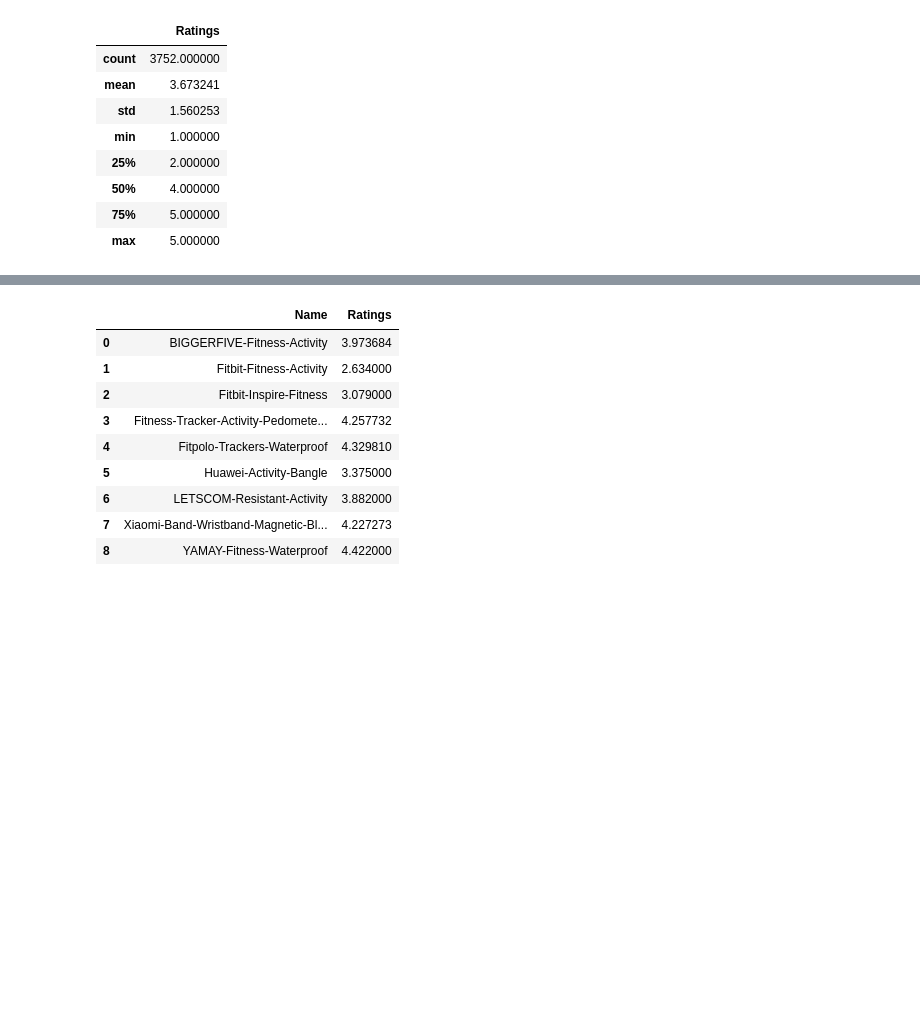
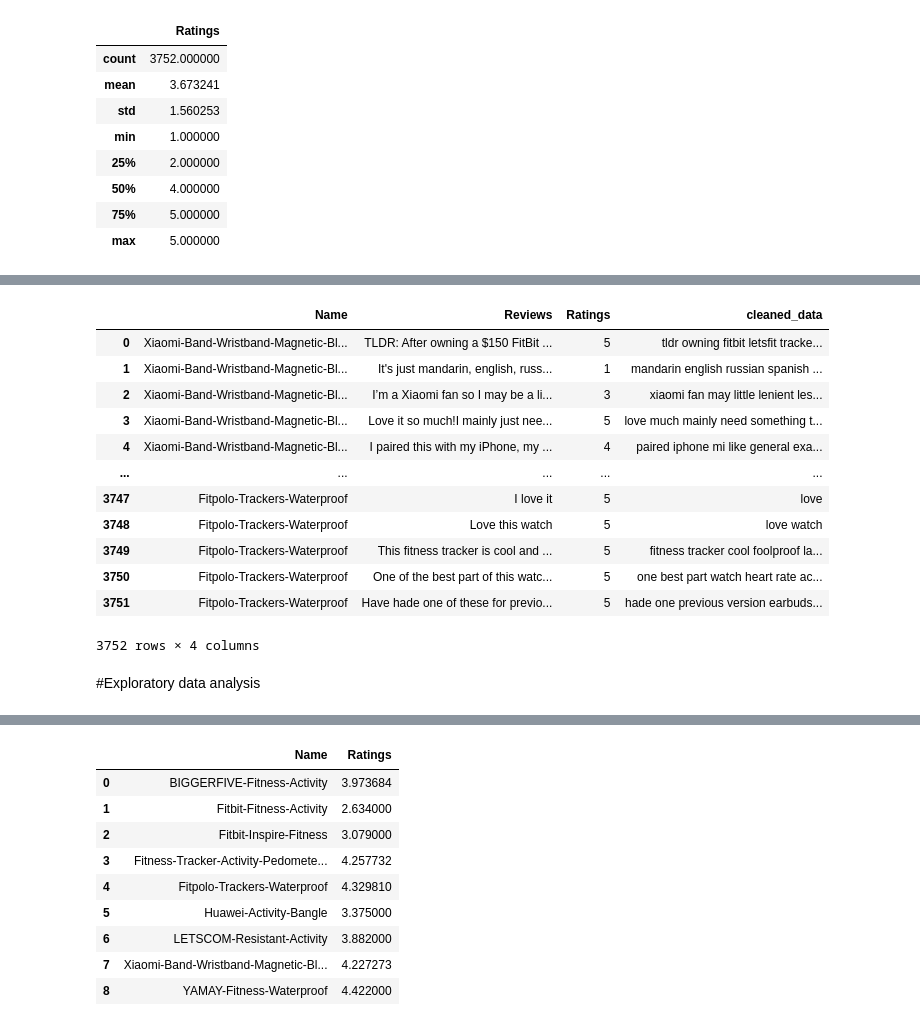
Before and after one commit to Nikitha1418/info5082, a Jupyter notebook: Data_Cleaning_and_EDA.ipynb, the cells around one changed output, grey strips where cells are left out. Saved outputs shown, nothing was run; the diff lists cells and outputs as text; code cells hidden in the pictures; blank space fills up the shorter version.

```diff
--- a/Data_Cleaning_and_EDA.ipynb
+++ b/Data_Cleaning_and_EDA.ipynb
@@ -67,3 +95,21 @@ data_df.describe()
+# %%
+data_df
+# %% [output]
+|  | Name | Reviews | Ratings | cleaned_data |
+| 0 | Xiaomi-Band-Wristband-Magnetic-Bl... | TLDR: After owning a $150 FitBit ... | 5 | tldr owning fitbit letsfit tracke... |
+| 1 | Xiaomi-Band-Wristband-Magnetic-Bl... | It's just mandarin, english, russ... | 1 | mandarin english russian spanish ... |
+| 2 | Xiaomi-Band-Wristband-Magnetic-Bl... | I’m a Xiaomi fan so I may be a li... | 3 | xiaomi fan may little lenient les... |
+| 3 | Xiaomi-Band-Wristband-Magnetic-Bl... | Love it so much!I mainly just nee... | 5 | love much mainly need something t... |
+| 4 | Xiaomi-Band-Wristband-Magnetic-Bl... | I paired this with my iPhone, my ... | 4 | paired iphone mi like general exa... |
+| ... | ... | ... | ... | ... |
+| 3747 | Fitpolo-Trackers-Waterproof | I love it | 5 | love |
+| 3748 | Fitpolo-Trackers-Waterproof | Love this watch | 5 | love watch |
+| 3749 | Fitpolo-Trackers-Waterproof | This fitness tracker is cool and ... | 5 | fitness tracker cool foolproof la... |
+| 3750 | Fitpolo-Trackers-Waterproof | One of the best part of this watc... | 5 | one best part watch heart rate ac... |
+| 3751 | Fitpolo-Trackers-Waterproof | Have hade one of these for previo... | 5 | hade one previous version earbuds... |
+3752 rows × 4 columns
+# %% [markdown]
+#Exploratory data analysis
 # %%
 data_df.plot(kind = 'box', subplots = True , layout = (4,4) , sharex = False , figsize = ( 20 , 16 ))
 mat.pyplot.show(block=False)
```
Also changed, not shown: parts of 17 cells of this notebook.
